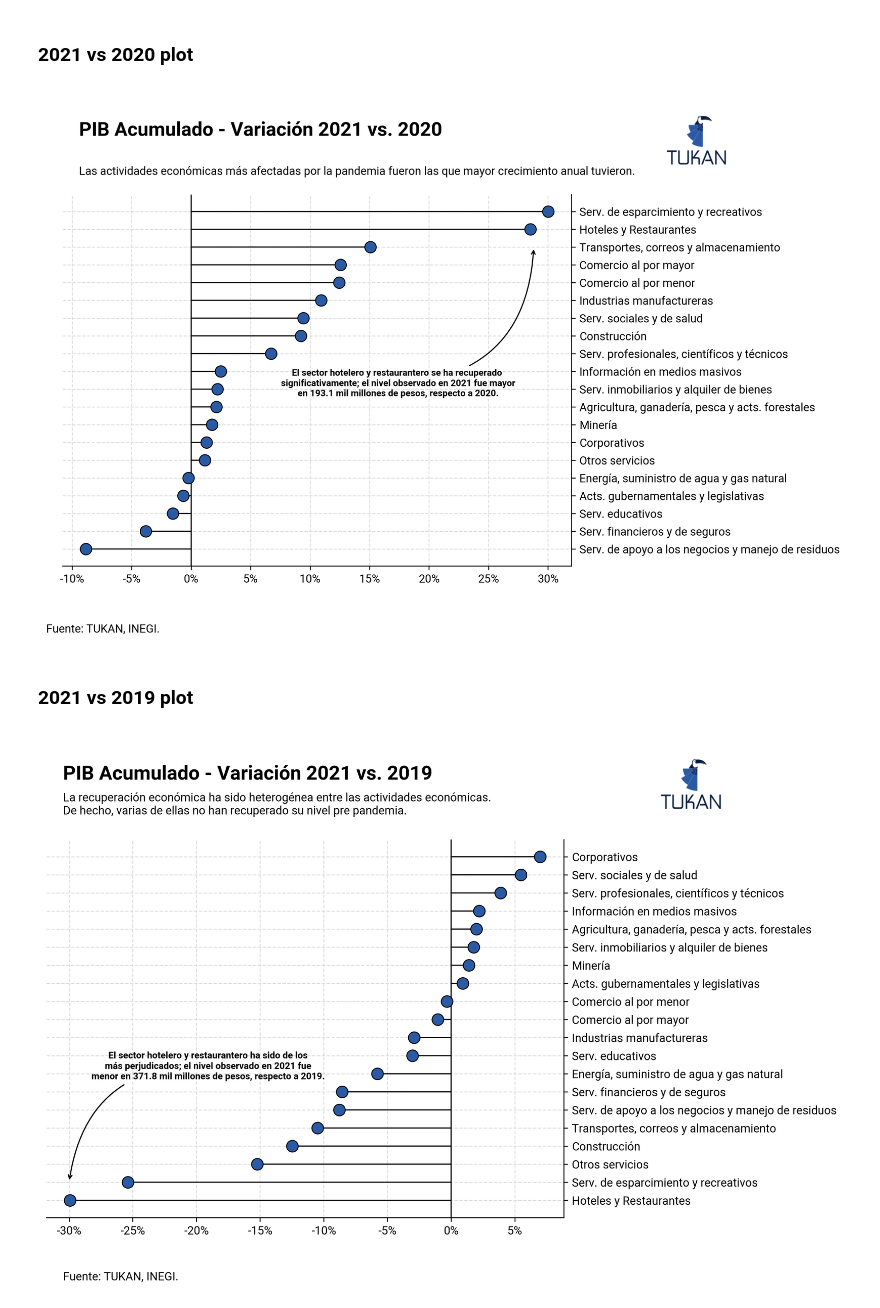
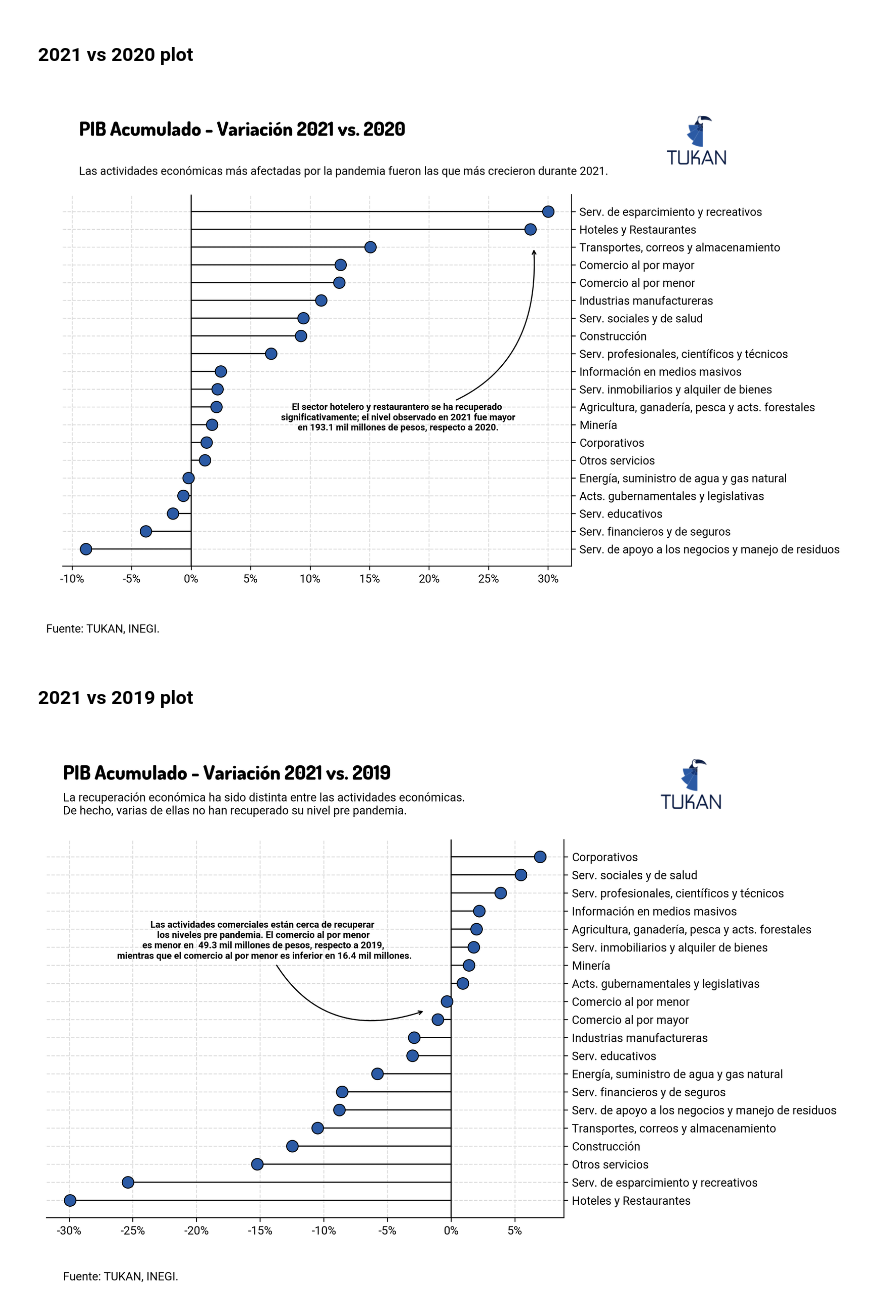
Before and after one commit to TukanMx/tukan_notebooks, a Jupyter notebook: social/social_media/pib/pib_template.ipynb, the cells around one changed output. Drawn from its saved outputs; the diff is of its cells as text; code cells hidden in the pictures.

```diff
--- a/social/social_media/pib/pib_template.ipynb
+++ b/social/social_media/pib/pib_template.ipynb
@@ -863,7 +897,7 @@ ax.annotate(
     xy=(.288,
         17),
     xycoords="data",
-    xytext=(-120, -120),
+    xytext=(-120, -150),
     textcoords="offset points",
     color="black",
     size=8,
@@ -881,13 +915,14 @@ fig.text(
     1,
     "PIB Acumulado - Variación 2021 vs. 2020",
     size=17,
-    weight = "bold"
+    weight = "bold",
+    family = "Dosis"
 )
 
 fig.text(
     0.15,
     0.92,
-    "Las actividades económicas más afectadas por la pandemia fueron las que mayor crecimiento anual tuvieron.",
+    "Las actividades económicas más afectadas por la pandemia fueron las que más crecieron durante 2021.",
     size=10
 )
 
@@ -928,7 +963,7 @@ plt.savefig(
     transparent=False,
 )
 # %% [output]
-[figure, old version]
+[figure, new version]
 # %% [markdown]
 ### 2021 vs 2019 plot
 # %%
@@ -965,16 +1000,20 @@ ax.set_yticklabels(labels)
 ax.yaxis.tick_right()
 
 # Annotation aux
-text_annotation = activities_gdp[activities_gdp['economic_activity']=='Hoteles y Restaurantes']
-text_annotation = (text_annotation[2021] - text_annotation[2019])/1000
-text_annotation = text_annotation.round(1)
+text_annotation_1 = activities_gdp[activities_gdp['economic_activity']=='Comercio al por mayor']
+text_annotation_1 = (text_annotation_1[2021] - text_annotation_1[2019])/1000
+text_annotation_1 = text_annotation_1.round(1)
+
+text_annotation_2 = activities_gdp[activities_gdp['economic_activity']=='Comercio al por menor']
+text_annotation_2 = (text_annotation_2[2021] - text_annotation_2[2019])/1000
+text_annotation_2 = text_annotation_2.round(1)
 
 ax.annotate(
-    "El sector hotelero y restaurantero ha sido de los\n más perjudicados; el nivel observado en 2021 fue \nmenor en "+ str(abs(text_annotation.iloc[0]))+ " mil millones de pesos, respecto a 2019.",
-    xy=(-.3,
-        1),
+    "Las actividades comerciales están cerca de recuperar \nlos niveles pre pandemia. El comercio al por menor\nes menor en  "+str(abs(text_annotation_1.iloc[0])) +" mil millones de pesos, respecto a 2019,\n mientras que el comercio al por menor es inferior en "+str(abs(text_annotation_2.iloc[0])) +" mil millones.",
+    xy=(-0.02,
+        10.5),
     xycoords="data",
-    xytext=(120, 100),
+    xytext=(-140, 60),
     textcoords="offset points",
     color="black",
     size=8,
@@ -992,13 +1031,14 @@ fig.text(
     1,
     "PIB Acumulado - Variación 2021 vs. 2019",
     size=17,
-    weight = "bold"
+    weight = "bold",
+    family = "Dosis"
 )
 
 fig.text(
     0.15,
     0.93,
-    "La recuperación económica ha sido heterogénea entre las actividades económicas.\nDe hecho, varias de ellas no han recuperado su nivel pre pandemia.",
+    "La recuperación económica ha sido distinta entre las actividades económicas.\nDe hecho, varias de ellas no han recuperado su nivel pre pandemia.",
     size=10
 )
 
@@ -1012,31 +1052,31 @@ fig.text(0.15, -0, "Fuente: TUKAN, INEGI.", fontsize=10)
 #     bbox_inches="tight",
 #     # facecolor="white",
 #     edgecolor="none",
 #     transparent=True,
 # )
 
 #Tukey's Swag
 tukan_im = image.imread(module_path + "\\assets\\logo\\logo192.png")
 newax = fig.add_axes([1, .9, 0.16, 0.18], anchor="NE", zorder=1)
 newax.imshow(tukan_im)
 newax.axis("off")
 
 plt.savefig(
     "plots/gdp_activities_pandemic_logo.png",
     dpi=300,
     bbox_inches="tight",
     # facecolor="white",
     edgecolor="none",
     transparent=True,
 )
 
 plt.savefig(
     "plots/gdp_activities_pandemic_white_logo.png",
     dpi=300,
     bbox_inches="tight",
     facecolor="white",
     edgecolor="none",
     transparent=False,
 )
 # %% [output]
-[figure, old version]
+[figure, new version]
```
Also changed, not shown: parts of 7 cells of this notebook.
